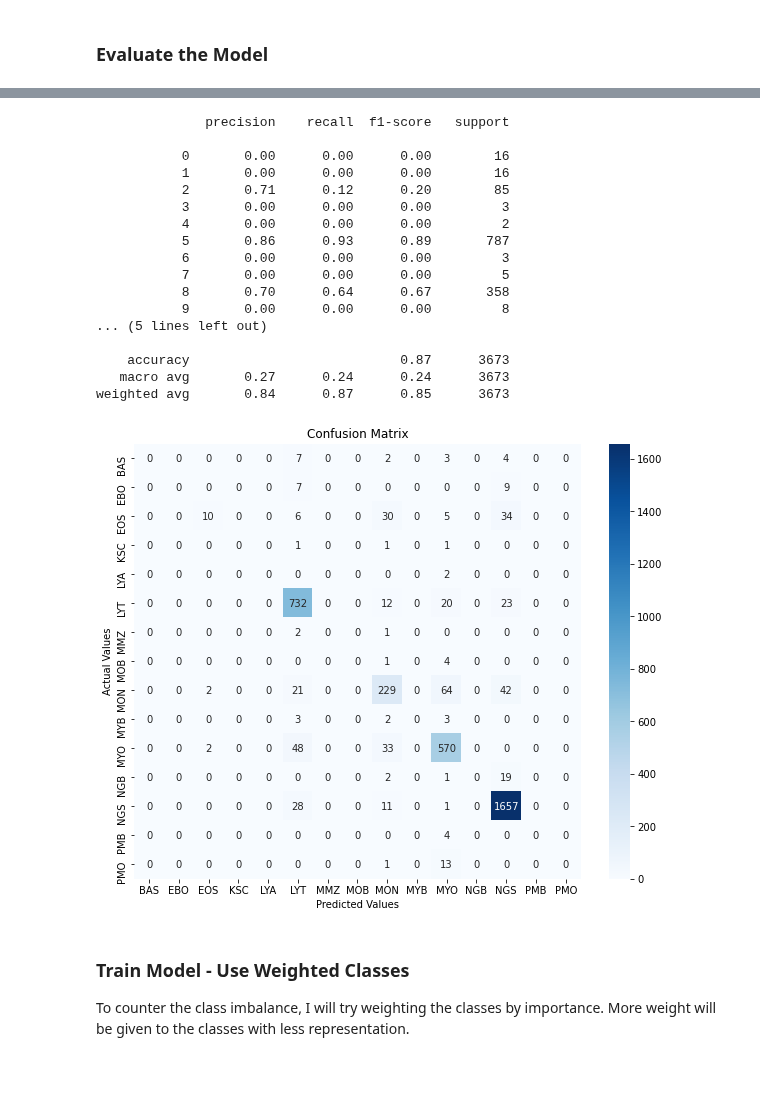
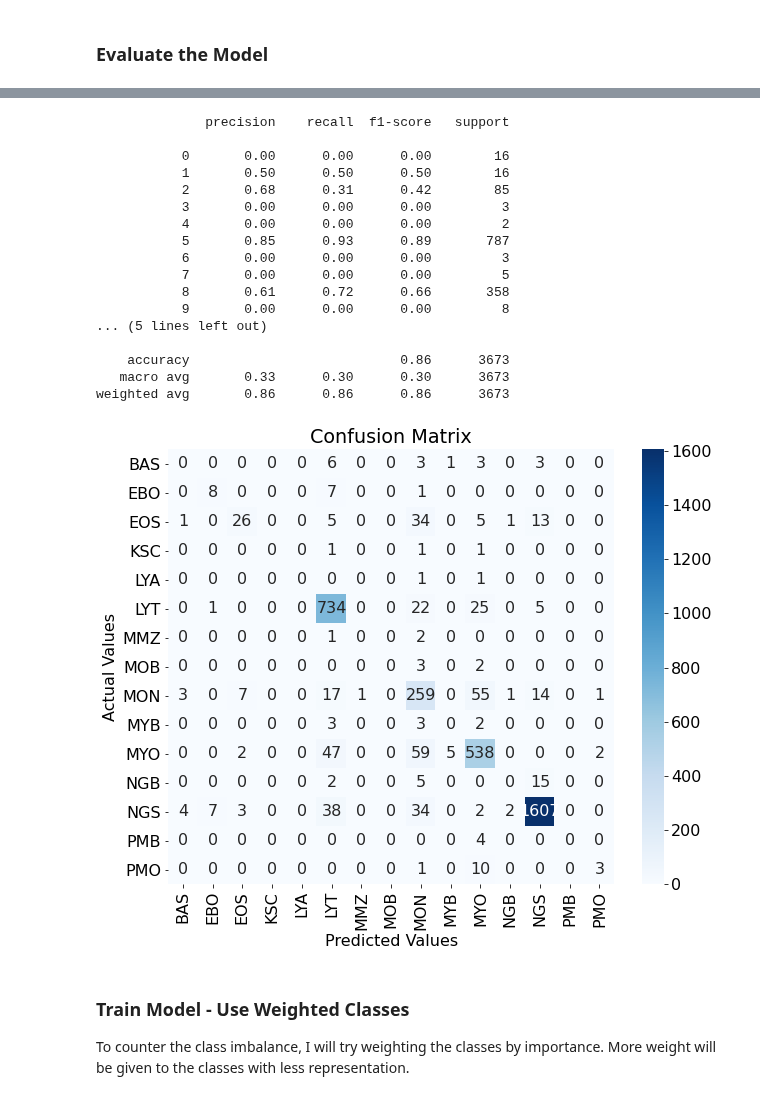
Before and after one commit to dmclark53/Springboard, a Jupyter notebook: Capstone-Project-Three/notebooks/1.0-dc-deep-learning.ipynb, the cells around one changed output, grey strips where cells are left out. Cells and saved outputs as stored; diff of their text form; code cells hidden in the pictures; blank space fills up the shorter version.

```diff
--- a/Capstone-Project-Three/notebooks/1.0-dc-deep-learning.ipynb
+++ b/Capstone-Project-Three/notebooks/1.0-dc-deep-learning.ipynb
@@ -217,7 +209,7 @@ print(f'The input shape is {input_shape}.')
 # %% [output]
 The input shape is (48, 48, 1).
 # %%
-model_1 = models.Sequential([
+model_1a = models.Sequential([
     layers.Conv2D(8, kernel_size=(3, 3), activation='relu', padding='same', input_shape=input_shape),
     layers.MaxPooling2D(pool_size=(2, 2), strides=2),
     layers.Conv2D(16, kernel_size=(7, 7), activation='relu'),
@@ -251,7 +243,7 @@ _________________________________________________________________
 # %% [markdown]
 ### Train Model
 # %%
-model_1.compile(optimizer='rmsprop',
+model_1a.compile(optimizer='rmsprop',
               loss='categorical_crossentropy',
               metrics=[
                   metrics.Accuracy(),
@@ -259,5 +251,5 @@ model_1.compile(optimizer='rmsprop',
                   metrics.Precision(),
                   metrics.Recall()
               ])
-results_1 = model_1.fit(X_train_normalized, y_train_one_hot, validation_data=(X_val, y_val), epochs=10, batch_size=64)
+results_1 = model_1a.fit(X_train_normalized, y_train_one_hot, validation_data=(X_val, y_val), epochs=50, batch_size=64)
 # %% [output]
@@ -290,3 +276,5 @@ y_pred_cnn = model_1.predict(X_test_normalized)
+# %%
+y_pred_cnn = model_1a.predict(X_test_normalized)
 # %% [markdown]
 ### Evaluate the Model
 # %%
@@ -319,24 +287,24 @@ print(classification_report(np.argmax(y_test_one_hot, axis=1), np.argmax(y_pred_
               precision    recall  f1-score   support
 
            0       0.00      0.00      0.00        16
-           1       0.00      0.00      0.00        16
-           2       0.71      0.12      0.20        85
+           1       0.50      0.50      0.50        16
+           2       0.68      0.31      0.42        85
            3       0.00      0.00      0.00         3
            4       0.00      0.00      0.00         2
-           5       0.86      0.93      0.89       787
+           5       0.85      0.93      0.89       787
            6       0.00      0.00      0.00         3
            7       0.00      0.00      0.00         5
-           8       0.70      0.64      0.67       358
+           8       0.61      0.72      0.66       358
            9       0.00      0.00      0.00         8
 ... (5 lines left out)
 
-    accuracy                           0.87      3673
-   macro avg       0.27      0.24      0.24      3673
-weighted avg       0.84      0.87      0.85      3673
+    accuracy                           0.86      3673
+   macro avg       0.33      0.30      0.30      3673
+weighted avg       0.86      0.86      0.86      3673
 # %%
-em.plot_confusion_matrix(y_test_one_hot, y_pred_cnn, label_encodings)
+em.plot_confusion_matrix(y_test_one_hot, y_pred_cnn, label_encodings, figure_name='cm_model_1a')
 # %% [output]
-[figure, old version]
+[figure, new version]
 # %% [markdown]
 ### Train Model - Use Weighted Classes
 To counter the class imbalance, I will try weighting the classes by importance. More weight will be given to the classes with less representation.
```
Also changed, not shown: parts of 16 cells of this notebook, 4 other files.
